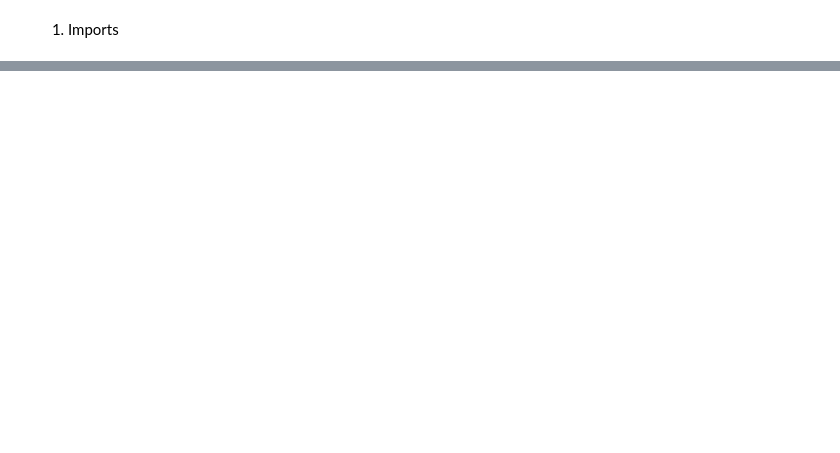
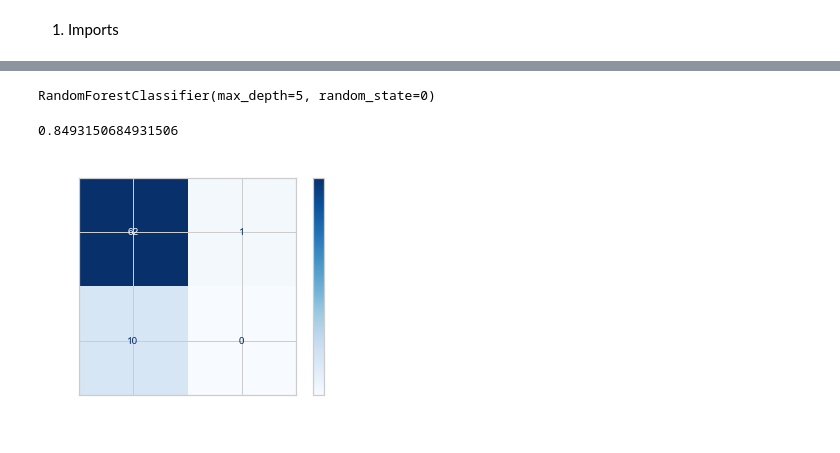
Before and after one commit to AntonisCSt/Mlops_project_semicon, a Jupyter notebook: main_notebook.ipynb, the cells around one changed output, grey strips where cells are left out. Cells and saved outputs as stored; diff of their text form; code cells hidden in the pictures; blank space fills up the shorter version.

```diff
--- a/main_notebook.ipynb
+++ b/main_notebook.ipynb
@@ -25,0 +129,9 @@ NameError: name 'df1' is not defined
+# %%
+#split data
+
+#first reduce data positives
+X = test_under.drop(['Pass/Fail','Time'], axis=1)
+y = test_under['Pass/Fail']
+X_train, X_test, y_train, y_test = train_test_split(X, y,
+                                                    stratify=y,
+                                                    test_size=0.1)
@@ -25,0 +160,21 @@ NameError: name 'df1' is not defined
+# %%
+# scale data
+
+# Standardizing the features
+sc = StandardScaler().fit(X_train)
+
+#transform data  (scale data)
+X_train = sc.transform(X_train)
+X_test = sc.transform(X_test)
+# %%
+#Use PCA
+
+pca = PCA(n_components=25)
+pca_tr = pca.fit(X_train)
+
+#transform data  (PCA)
+X_train = pca_tr.transform(X_train)
+X_test = pca_tr.transform(X_test)
+
+X_train = pd.DataFrame(data = X_train)
+X_test = pd.DataFrame(data = X_test)
@@ -25,0 +196,14 @@ NameError: name 'df1' is not defined
+# %%
+# Random forest
+clf = RandomForestClassifier(max_depth=5, random_state=0)
+clf.fit(X_train, y_train)
+# %% [output]
+RandomForestClassifier(max_depth=5, random_state=0)
+# %%
+# test
+y_pred = clf.predict(X_test)
+
+# compute accuracy of the model
+clf.score(X_test, y_test)
+# %% [output]
+0.8493150684931506
@@ -25,0 +214,13 @@ NameError: name 'df1' is not defined
+# %%
+from sklearn.metrics import plot_confusion_matrix
+
+color = 'white'
+matrix = plot_confusion_matrix(clf, X_test, y_test, cmap=plt.cm.Blues)
+matrix.ax_.set_title('Confusion Matrix', color=color)
+plt.xlabel('Predicted Label', color=color)
+plt.ylabel('True Label', color=color)
+plt.gcf().axes[0].tick_params(colors=color)
+plt.gcf().axes[1].tick_params(colors=color)
+plt.show()
+# %% [output]
+[figure, added]
```
Also changed, not shown: parts of 23 cells of this notebook.
